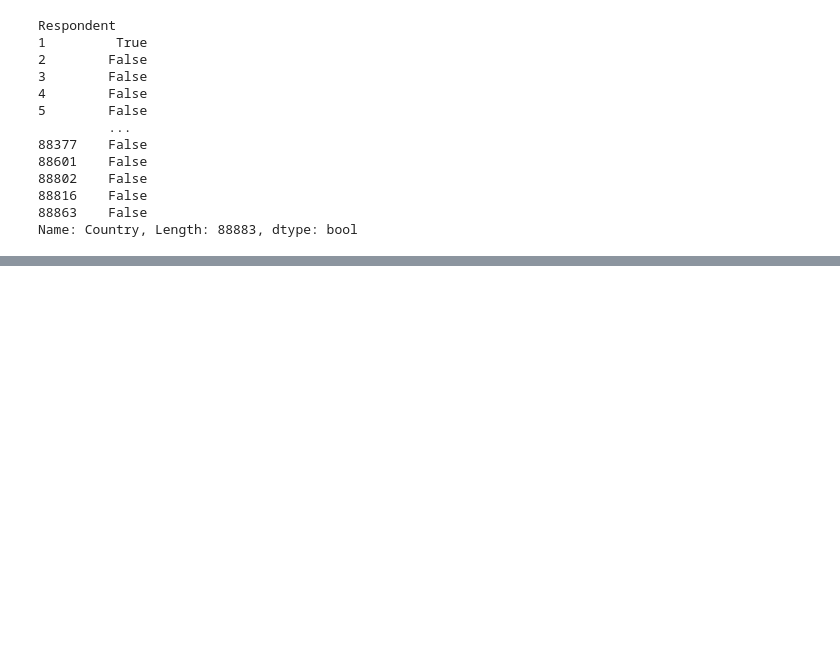
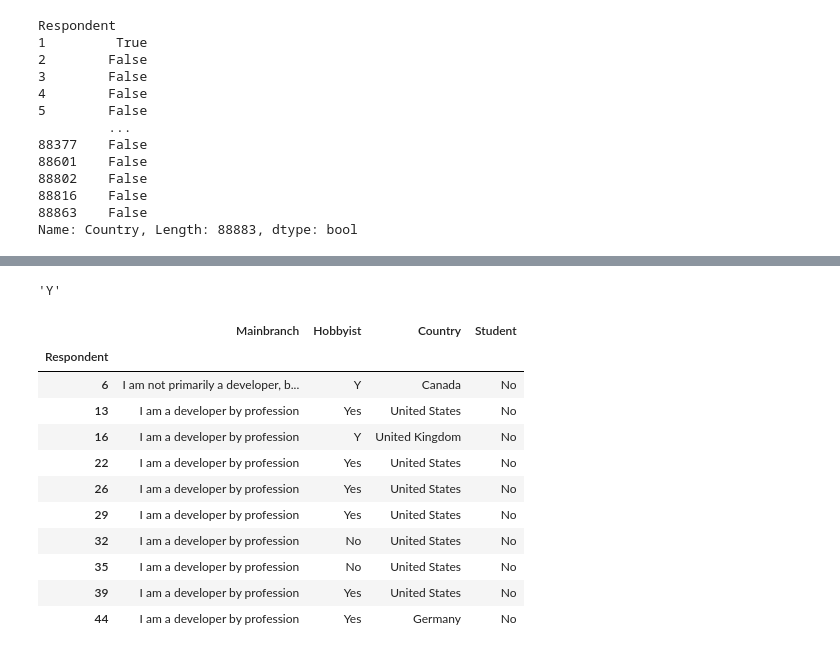
Before and after one commit to sivakguru/Data-Engineering, a Jupyter notebook: Pandas/pandas_jupyter.ipynb, the cells around one changed output, grey strips where cells are left out. Cells and saved outputs as stored; diff of their text form; code cells hidden in the pictures; blank space fills up the shorter version.

```diff
--- a/Pandas/pandas_jupyter.ipynb
+++ b/Pandas/pandas_jupyter.ipynb
@@ -347,0 +410,28 @@ sr_df.loc[filter_condition].head(2)
+# %%
+# Updating values in a cell
+# for example in sample DataFrame change the first row Hobbyist value from 'Yes' to 'Y'
+sample.loc[6,'Hobbyist'] = 'Y'
+sample.iloc[0,1] = 'Y'
+sample.loc[6,'Hobbyist']
+# %% [output]
+'Y'
+# %%
+# no if you want to update the cell base on a filter condition
+# example change Hobbyist column 'Yes' to 'Y' where the 'Country' is 'United Kingdom'
+# should always use .loc, else the code returns a copy of a DataFrame and not the exact DataFrame reference value
+filter_con_update = (sample['Country'] == 'United Kingdom')
+sample.loc[filter_con_update, 'Hobbyist'] = 'Y'
+sample
+# %% [output]
+|  | Mainbranch | Hobbyist | Country | Student |
+| Respondent |  |  |  |  |
+| 6 | I am not primarily a developer, b... | Y | Canada | No |
+| 13 | I am a developer by profession | Yes | United States | No |
+| 16 | I am a developer by profession | Y | United Kingdom | No |
+| 22 | I am a developer by profession | Yes | United States | No |
+| 26 | I am a developer by profession | Yes | United States | No |
+| 29 | I am a developer by profession | Yes | United States | No |
+| 32 | I am a developer by profession | No | United States | No |
+| 35 | I am a developer by profession | No | United States | No |
+| 39 | I am a developer by profession | Yes | United States | No |
+| 44 | I am a developer by profession | Yes | Germany | No |
```
Also changed, not shown: parts of 10 cells of this notebook, 1 other file.
